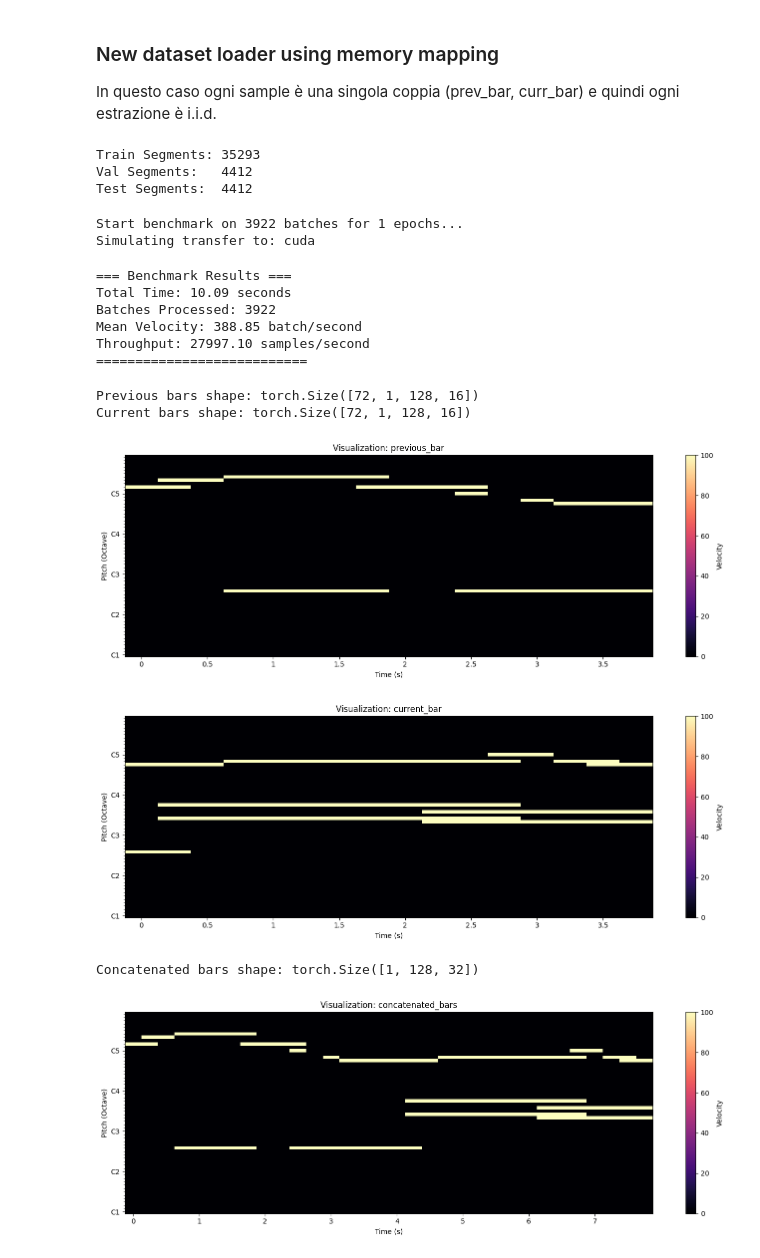
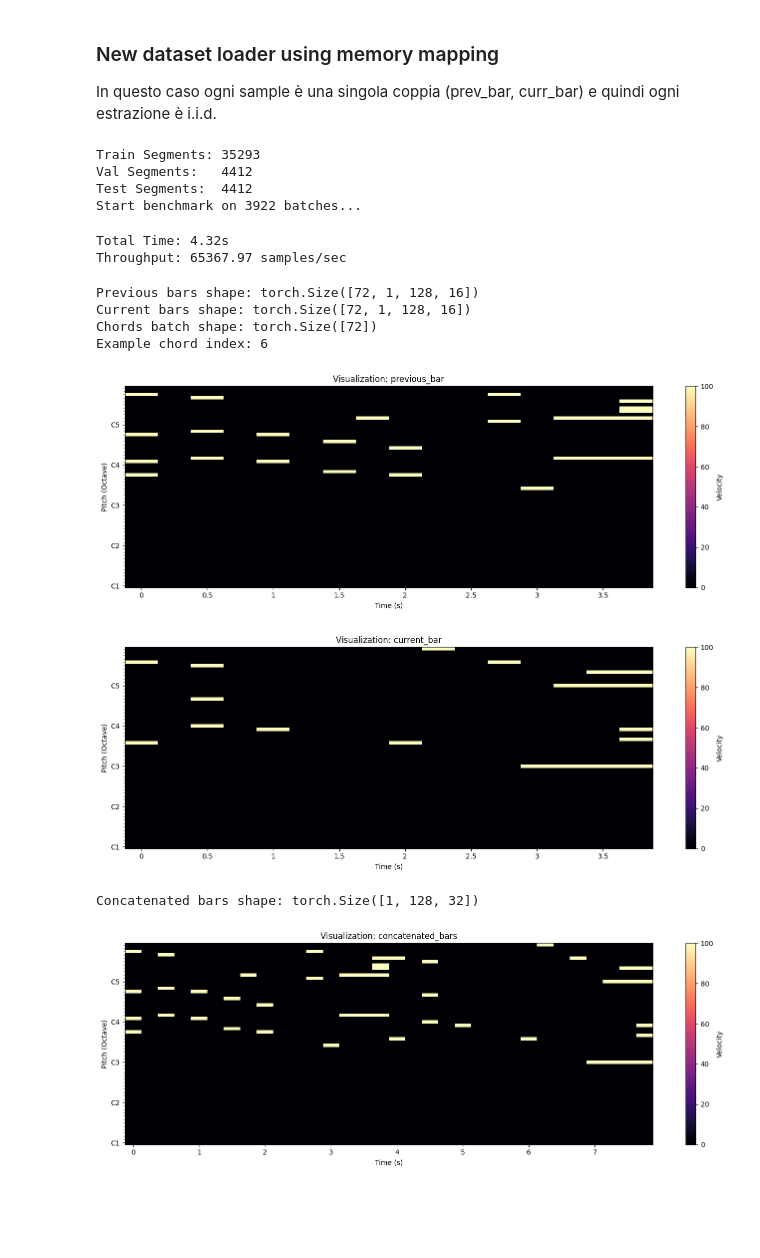
Before and after one commit to Andre1372/NNDL-project, a Jupyter notebook: notebooks/main_preprocessing.ipynb, the cells around one changed output. Saved outputs shown, nothing was run; the diff lists cells and outputs as text; code cells hidden in the pictures; blank space fills up the shorter version.

```diff
--- a/notebooks/main_preprocessing.ipynb
+++ b/notebooks/main_preprocessing.ipynb
@@ -312,70 +328,100 @@ print(f"Train Segments: {len(train_indices)}")
 print(f"Val Segments:   {len(val_indices)}")
 print(f"Test Segments:  {len(test_indices)}")
 
-# Instantiate the Datasets
-train_dataset = PianoDataset(npz_path, split_indices=train_indices)
-val_dataset   = PianoDataset(npz_path, split_indices=val_indices)
-test_dataset  = PianoDataset(npz_path, split_indices=test_indices)
+# ======================================================
+# MODIFICA: Uso di PianoMmapDataset
+# ======================================================
+# Il prefix deve corrispondere a quello usato in create_mmap_dataset
+mmap_prefix = str(REPO_ROOT / 'data' / 'maestro')
 
-# Create the DataLoaders
-train_loader = torch.utils.data.DataLoader(train_dataset, batch_size=72, shuffle=True, num_workers=0, pin_memory=True)
+train_dataset = PianoMmapDataset(mmap_prefix, split_indices=train_indices)
+val_dataset   = PianoMmapDataset(mmap_prefix, split_indices=val_indices)
+test_dataset  = PianoMmapDataset(mmap_prefix, split_indices=test_indices)
+
+# I DataLoader rimangono uguali
+train_loader = torch.utils.data.DataLoader(train_dataset, batch_size=72, shuffle=True, num_workers=0) # num_workers=0 è più sicuro con memmap su Windows
 val_loader   = torch.utils.data.DataLoader(val_dataset,   batch_size=72, shuffle=False, num_workers=0)
-test_loader  = torch.utils.data.DataLoader(test_dataset,  batch_size=72, shuffle=False, num_workers=0)
 
-# Benchmark the DataLoader
-benchmark_loader(train_loader, num_epochs=1)
+# --- Benchmark Aggiornato per gestire 3 output ---
+def benchmark_loader(loader, num_epochs=1):
+    print(f"Start benchmark on {len(loader)} batches...")
+    device = torch.device('cuda' if torch.cuda.is_available() else 'cpu')
+
+    start_time = time.time()
+    total_batches = 0
+
+    for epoch in range(num_epochs):
+        pbar = tqdm(loader, desc=f"Epoch {epoch+1}", unit="batch")
+
+        # ORA ABBIAMO 3 ELEMENTI: Prev, Curr, Chords
+        for batch_idx, (prev_bar, curr_bar, chord_idx) in enumerate(pbar):
+
+            prev_bar = prev_bar.to(device, non_blocking=True)
+            curr_bar = curr_bar.to(device, non_blocking=True)
+            chord_idx = chord_idx.to(device, non_blocking=True) # Nuovo!
+
+            total_batches += 1
+
+    end_time = time.time()
+    print(f"Total Time: {end_time - start_time:.2f}s")
+    print(f"Throughput: {(total_batches * loader.batch_size) / (end_time - start_time):.2f} samples/sec")
+
+benchmark_loader(train_loader)
 # %% [output]
 Train Segments: 35293
 Val Segments:   4412
 Test Segments:  4412
+Start benchmark on 3922 batches...
-Start benchmark on 3922 batches for 1 epochs...
-Simulating transfer to: cuda
+Total Time: 4.32s
+Throughput: 65367.97 samples/sec
-=== Benchmark Results ===
-Total Time: 10.09 seconds
-Batches Processed: 3922
-Mean Velocity: 388.85 batch/second
-Throughput: 27997.10 samples/second
-===========================
 # %%
 # Visualize a sample from the DataLoader
-prev_bar, current_bar = next(iter(train_loader))
+# Estrai un batch
+prev_bar, current_bar, chord_idx = next(iter(train_loader))
+
 print("Previous bars shape:", prev_bar.shape)
 print("Current bars shape:", current_bar.shape)
+print("Chords batch shape:", chord_idx.shape)
+print(f"Example chord index: {chord_idx[0].item()}") # Stampa l'indice dell'accordo del primo campione
+
+# ... (il resto del codice di visualizzazione con display_prettymidi rimane uguale) ...
 
 prev_pm = piano_roll_to_pretty_midi(prev_bar[1].squeeze().numpy()*100, fs=4)
 display_prettymidi(
     prev_pm,
     fs=4,
     pitch_range=(24, 84),
     title=f"Visualization: previous_bar"
 )
 current_pm = piano_roll_to_pretty_midi(current_bar[1].squeeze().numpy()*100, fs=4)
 display_prettymidi(
     current_pm,
     fs=4,
     pitch_range=(24, 84),
     title=f"Visualization: current_bar"
 )
 
 # Concatenate previous and current bars
 concatenated_bars = torch.cat((prev_bar[1], current_bar[1]), dim=2)  # Concatenate along time axis
 print("Concatenated bars shape:", concatenated_bars.shape)
 
 concatenated_pm = piano_roll_to_pretty_midi(concatenated_bars.squeeze().numpy()*100, fs=4)
 display_prettymidi(
     concatenated_pm,
     fs=4,
     pitch_range=(24, 84),
     title=f"Visualization: concatenated_bars"
 )
 
 audio = IPython.display.Audio(concatenated_pm.fluidsynth(fs=16000), rate=16000)
 IPython.display.display(audio)
 # %% [output]
 Previous bars shape: torch.Size([72, 1, 128, 16])
 Current bars shape: torch.Size([72, 1, 128, 16])
+Chords batch shape: torch.Size([72])
+Example chord index: 6
-[figure, old version]
+[figure, new version]
-[figure, old version]
+[figure, new version]
 Concatenated bars shape: torch.Size([1, 128, 32])
-[figure, old version]
+[figure, new version]
 [interactive output not drawn]
```
Also changed, not shown: parts of 3 cells of this notebook, 3 other files.
